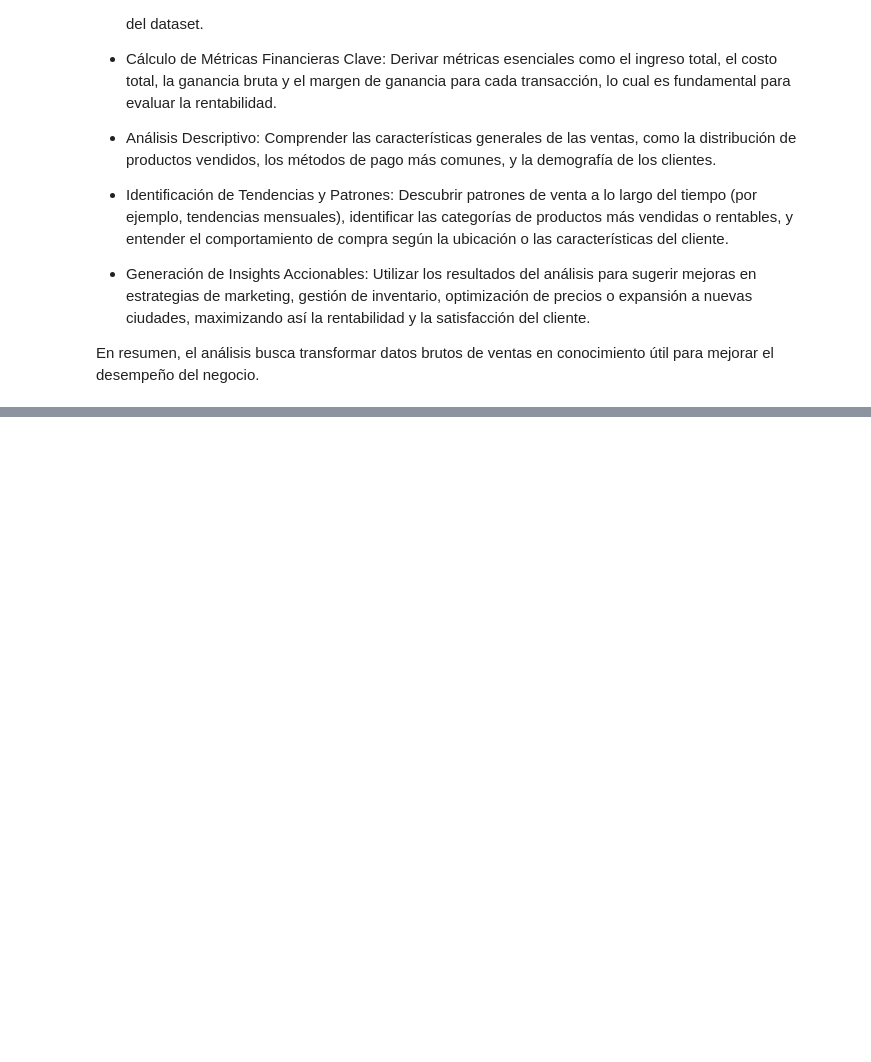
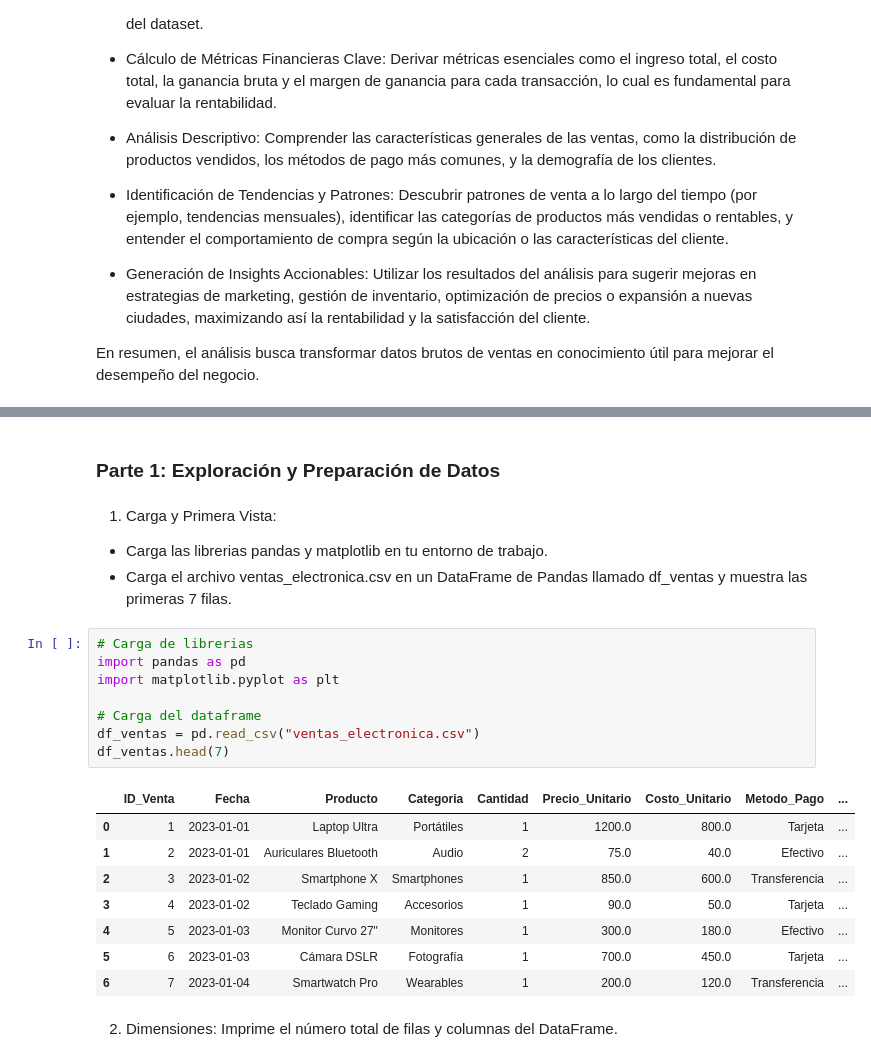
Before and after one commit to kenyer317/pcp, a Jupyter notebook: formativa2.ipynb, the cells around one changed output, grey strips where cells are left out. Saved outputs shown, nothing was run; the diff lists cells and outputs as text; blank space fills up the shorter version.

```diff
--- a/formativa2.ipynb
+++ b/formativa2.ipynb
@@ -139,0 +52,25 @@ times100. Asegúrate de manejar la división por cero (si 'Ingreso_Total_Venta'
+# %% [markdown]
+### Parte 1: Exploración y Preparación de Datos
+# %% [markdown]
+1. Carga y Primera Vista:
+- Carga las librerias pandas y matplotlib en tu entorno de trabajo.
+- Carga el archivo ventas_electronica.csv en un DataFrame de Pandas llamado df_ventas y muestra las primeras 7 filas.
+# %%
+# Carga de librerias
+import pandas as pd
+import matplotlib.pyplot as plt
+
+# Carga del dataframe
+df_ventas = pd.read_csv("ventas_electronica.csv")
+df_ventas.head(7)
+# %% [output]
+|  | ID_Venta | Fecha | Producto | Categoria | Cantidad | Precio_Unitario | Costo_Unitario | Metodo_Pago | ... |
+| 0 | 1 | 2023-01-01 | Laptop Ultra | Portátiles | 1 | 1200.0 | 800.0 | Tarjeta | ... |
+| 1 | 2 | 2023-01-01 | Auriculares Bluetooth | Audio | 2 | 75.0 | 40.0 | Efectivo | ... |
+| 2 | 3 | 2023-01-02 | Smartphone X | Smartphones | 1 | 850.0 | 600.0 | Transferencia | ... |
+| 3 | 4 | 2023-01-02 | Teclado Gaming | Accesorios | 1 | 90.0 | 50.0 | Tarjeta | ... |
+| 4 | 5 | 2023-01-03 | Monitor Curvo 27" | Monitores | 1 | 300.0 | 180.0 | Efectivo | ... |
+| 5 | 6 | 2023-01-03 | Cámara DSLR | Fotografía | 1 | 700.0 | 450.0 | Tarjeta | ... |
+| 6 | 7 | 2023-01-04 | Smartwatch Pro | Wearables | 1 | 200.0 | 120.0 | Transferencia | ... |
+# %% [markdown]
+2. Dimensiones: Imprime el número total de filas y columnas del DataFrame.
```
Also changed, not shown: parts of 40 cells of this notebook, 4 other files.
